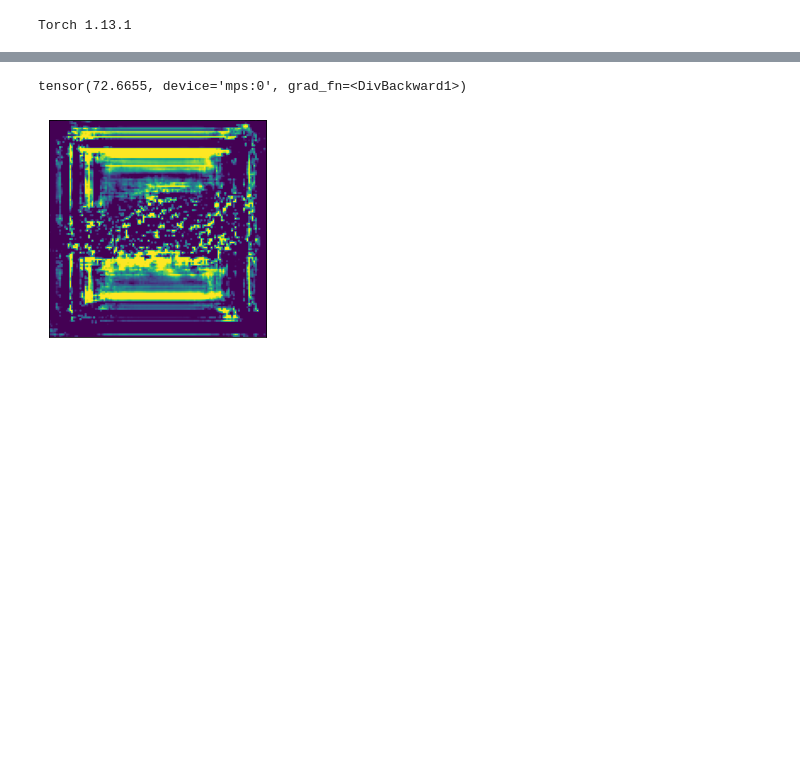
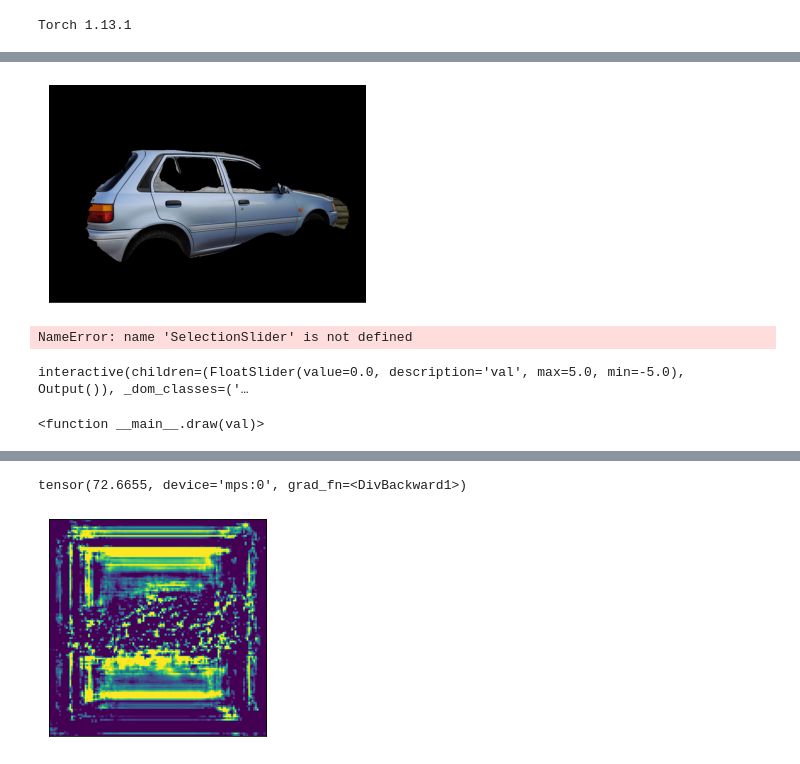
Before and after one commit to magiczhon/ARCarTuna, a Jupyter notebook: Research/research.ipynb, the cells around one changed output, grey strips where cells are left out. Saved outputs shown, nothing was run; the diff lists cells and outputs as text; code cells hidden in the pictures; blank space fills up the shorter version.

```diff
--- a/Research/research.ipynb
+++ b/Research/research.ipynb
@@ -77,0 +75,39 @@ show(drawn_masks)
+# %%
+MODELS = Path('../models')
+models_list = list(MODELS.glob('*'))
+model_path = sorted(models_list)[-1]
+print(model_path)
+model = torch.load(mode_path)
+# %%
+img_path = img_list[20]
+img_tensor = read_image(str(img_path))
+# %%
+mask_on_device = model(trf_input(img_tensor).unsqueeze(0).to(DEVICE))[0]
+# %%
+mask_on_cpu = mask_on_device.cpu()
+bool_mask = mask_on_cpu > 1
+mask = bool_mask.int()
+show(trf_add_padding(img_tensor) * bool_mask)
+# %%
+show(trf_add_padding(img_tensor) * bool_mask)
+# %% [output]
+[figure, added]
+# %%
+values = [i / 10 for i in range(10)]
+SelectionSlider(options=[("%g"%i,i) for i in my_values])
+# %% [output]
+NameError: name 'SelectionSlider' is not defined
+# %%
+from IPython.display import display
+mask_on_cpu = mask_on_device.cpu()
+w = widgets.FloatSlider(min=-5.0, max=5.0, step=0.1)
+def draw(val):
+    bool_mask = mask_on_cpu > val
+    mask = bool_mask.int()
+    show(trf_add_padding(img_tensor) * bool_mask)
+    return val
+
+widgets.interact(draw, val=w)
+# %% [output]
+interactive(children=(FloatSlider(value=0.0, description='val', max=5.0, min=-5.0), Output()), _dom_classes=('…
+<function __main__.draw(val)>
```
Also changed, not shown: parts of 10 cells of this notebook, 3 other files.
